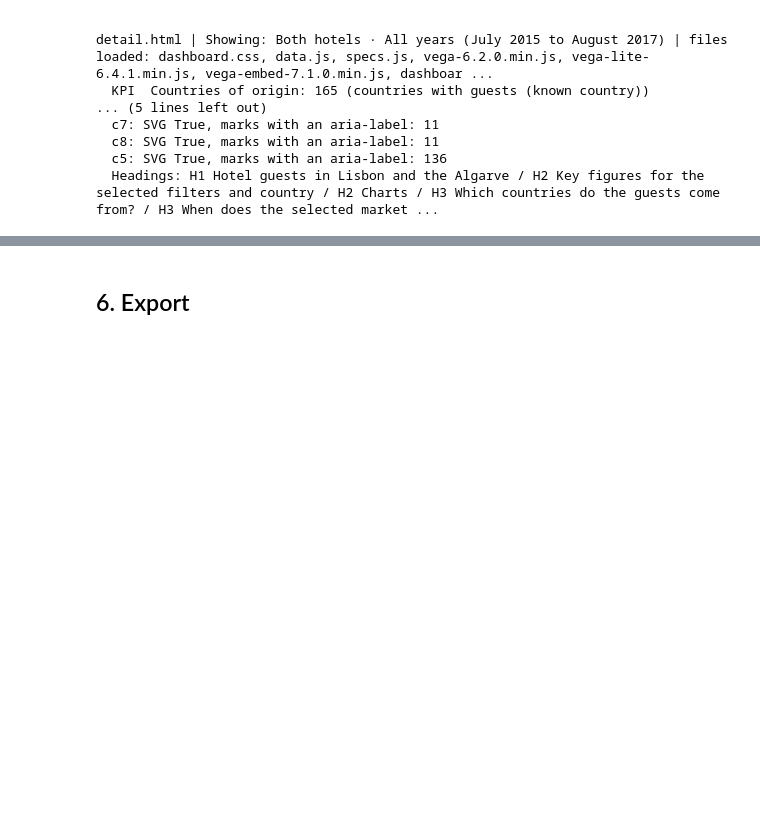
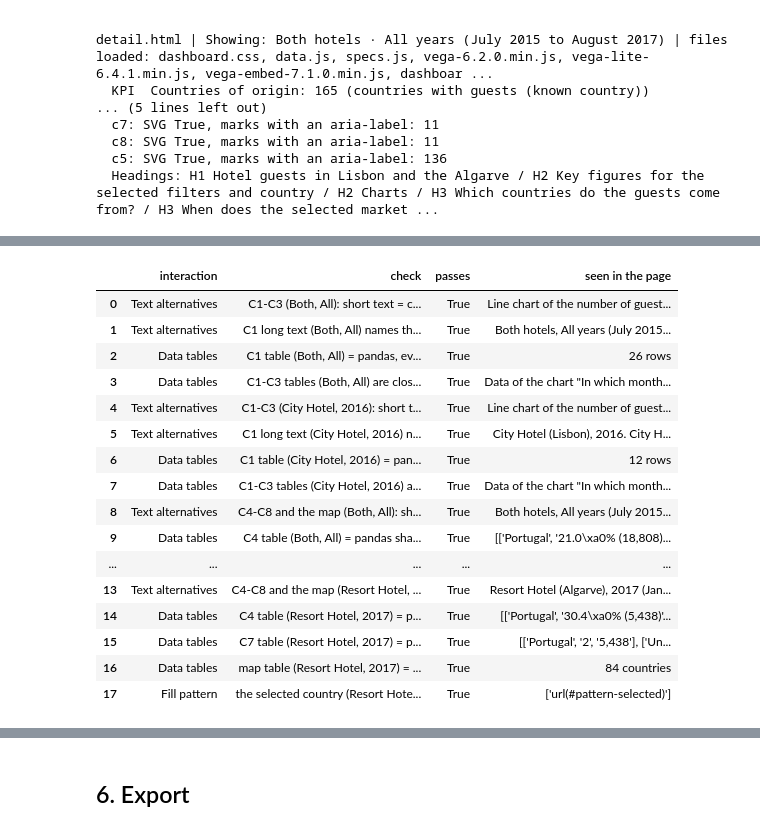
Before and after one commit to oromerlo8-ub/Infovis2627-Group3, a Jupyter notebook: Delivery 1/Part 6 - Implementation and Delivery/code/browser_checks.ipynb, the cells around one changed output, grey strips where cells are left out. Drawn from its saved outputs; the diff is of its cells as text; code cells hidden in the pictures; blank space fills up the shorter version.

```diff
--- a/Delivery 1/Part 6 - Implementation and Delivery/code/browser_checks.ipynb
+++ b/Delivery 1/Part 6 - Implementation and Delivery/code/browser_checks.ipynb
@@ -104,7 +105,7 @@ async def check_page(browser, page_name, charts):
             return {chart: c, svg: !!svg, canvas: !!document.querySelector('#' + c + ' canvas'),
                     marks_with_label: svg ? svg.querySelectorAll('.role-mark [aria-label]').length : 0,
                     heading_as_spec: document.getElementById(c + '-title').textContent === DASHBOARD_SPECS[c].title.text,
-                    caption_as_spec: document.getElementById(c + '-description').textContent === DASHBOARD_SPECS[c].description};
+                    caption_as_spec: document.getElementById(c + '-short').textContent === DASHBOARD_SPECS[c].description};
         })
     })""", charts)
     await page.screenshot(path=OUTPUT_DIR / page_name.replace('.html', '_1280x800.png'))
@@ -178,0 +182,17 @@ detail.html | Showing: Both hotels · All years (July 2015 to August 2017) | fil
+# %%
+# ── Expected values, from the tables of task 6.1 ─────────────────────────────
+filter_kpis = pd.read_csv('../../data/processed/dashboard_filter_kpis.csv', keep_default_na=False)
+country_medians = pd.read_csv('../../data/processed/dashboard_country_medians.csv', keep_default_na=False)
+month_hotel_table = pd.read_csv('../../data/processed/dashboard_month_hotel.csv', keep_default_na=False)
+
+def expected_kpi(hotel, year, column):
+    row = filter_kpis[(filter_kpis['hotel_filter'] == hotel) & (filter_kpis['year_filter'] == str(year))].iloc[0]
+    return row[column]
+
+def guests_order(hotel, year):
+    rows = country_medians[(country_medians['hotel_filter'] == hotel) & (country_medians['year_filter'] == str(year))
+                           & (country_medians['country_group'] != 'Other')]
+    return rows.sort_values('guests', ascending=False)['country_group'].tolist() + ['Other']
+
+print('Stays, City Hotel, 2016:', f"{expected_kpi('City Hotel', 2016, 'stays'):,}",
+      '| country order (both hotels, all years):', guests_order('Both', 'All'))
@@ -178,0 +740,45 @@ detail.html | Showing: Both hotels · All years (July 2015 to August 2017) | fil
+# %%
+# ── Check the text alternatives and the tables in two filter states per screen ─
+alternative_checks_start = len(checks)
+async with async_playwright() as playwright:
+    browser = await playwright.chromium.launch()
+    for hotel, year in [('Both', 'All'), ('City Hotel', '2016')]:
+        address = (DASHBOARD_DIR / 'index.html').as_uri() + f'?hotel={hotel.replace(" ", "+")}&year={year}'
+        context, page, problems = await open_page(browser, address)
+        alt = await page.evaluate(READ_ALTERNATIVES, ['c1', 'c2', 'c3'])
+        state = f'{hotel}, {year}'
+        check('Text alternatives', f'C1-C3 ({state}): short text = chart description, also the SVG aria-label (role img)',
+              all(a['short'] == a['svg_label'] and a['svg_role'] == 'img' and a['figure_described_by'].endswith('-description') for a in alt.values()), alt['c1']['short'])
+        rows = in_filters(month_hotel_table, hotel, year)
+        city = rows[rows['hotel'] == 'City Hotel']
+        top = city.loc[city['guests'].idxmax()]
+        top_text = f"City Hotel: highest in {MONTHS[int(top['arrival_month'][5:7]) - 1]} {top['arrival_month'][:4]} ({count(int(top['guests']))} guests)"
+        check('Text alternatives', f'C1 long text ({state}) names the busiest month of the City Hotel with its guests', top_text in alt['c1']['long'], alt['c1']['long'][:120])
+        check('Data tables', f'C1 table ({state}) = pandas, every month and hotel', alt['c1']['table'] == expected_c1_rows(hotel, year), f"{len(alt['c1']['table'])} rows")
+        check('Data tables', f'C1-C3 tables ({state}) are closed at first and have a caption with the filters',
+              all(a['table_closed'] and HOTEL_LABELS_TEXT[hotel] in a['caption'] for a in alt.values()), alt['c1']['caption'])
+        await context.close()
+
+    for hotel, year in [('Both', 'All'), ('Resort Hotel', '2017')]:
+        address = (DASHBOARD_DIR / 'detail.html').as_uri() + f'?hotel={hotel.replace(" ", "+")}&year={year}'
+        context, page, problems = await open_page(browser, address)
+        alt = await page.evaluate(READ_ALTERNATIVES, ['c4', 'c6', 'c7', 'c8', 'c5'])
+        state = f'{hotel}, {year}'
+        order = guests_order(hotel, year)
+        check('Text alternatives', f'C4-C8 and the map ({state}): short and long texts present, SVG role img',
+              all(a['short'] == a['svg_label'] and a['svg_role'] == 'img' and len(a['long']) > 40 for a in alt.values()), alt['c5']['long'][:100])
+        check('Data tables', f'C4 table ({state}) = pandas shares and guests, in the order of the bars', alt['c4']['table'] == expected_c4_rows(hotel, year, order), alt['c4']['table'][:2])
+        check('Data tables', f'C7 table ({state}) = pandas medians and guests', alt['c7']['table'] == expected_c7_rows(hotel, year, order), alt['c7']['table'][:2])
+        check('Data tables', f'map table ({state}) = pandas guests of every country with guests', alt['c5']['table'] == expected_c5_rows(hotel, year), f"{len(alt['c5']['table'])} countries")
+        selected = await page.evaluate("""() => ({
+            bars: [...document.querySelectorAll('#c4 .mark-rect path[data-selected="true"]')].map(p => p.getAttribute('fill')),
+            legend: document.querySelector('#country-details').closest('section').textContent })""")
+        check('Fill pattern', f'the selected country ({state}) is striped in C4 and the legend says so',
+              len(selected['bars']) == (2 if hotel == 'Both' else 1) and set(selected['bars']) == {'url(#pattern-selected)'} and 'orange stripes' in selected['legend'],
+              selected['bars'])
+        await context.close()
+    await browser.close()
+alternative_checks = pd.DataFrame(checks[alternative_checks_start:])
+print(f'{len(alternative_checks)} checks, all pass: {alternative_checks["passes"].all()}')
+alternative_checks
+# %% [output]
@@ -178,0 +786,17 @@ detail.html | Showing: Both hotels · All years (July 2015 to August 2017) | fil
+|  | interaction | check | passes | seen in the page |
+| 0 | Text alternatives | C1-C3 (Both, All): short text = c... | True | Line chart of the number of guest... |
+| 1 | Text alternatives | C1 long text (Both, All) names th... | True | Both hotels, All years (July 2015... |
+| 2 | Data tables | C1 table (Both, All) = pandas, ev... | True | 26 rows |
+| 3 | Data tables | C1-C3 tables (Both, All) are clos... | True | Data of the chart "In which month... |
+| 4 | Text alternatives | C1-C3 (City Hotel, 2016): short t... | True | Line chart of the number of guest... |
+| 5 | Text alternatives | C1 long text (City Hotel, 2016) n... | True | City Hotel (Lisbon), 2016. City H... |
+| 6 | Data tables | C1 table (City Hotel, 2016) = pan... | True | 12 rows |
+| 7 | Data tables | C1-C3 tables (City Hotel, 2016) a... | True | Data of the chart "In which month... |
+| 8 | Text alternatives | C4-C8 and the map (Both, All): sh... | True | Both hotels, All years (July 2015... |
+| 9 | Data tables | C4 table (Both, All) = pandas sha... | True | [['Portugal', '21.0\xa0% (18,808)... |
+| ... | ... | ... | ... | ... |
+| 13 | Text alternatives | C4-C8 and the map (Resort Hotel, ... | True | Resort Hotel (Algarve), 2017 (Jan... |
+| 14 | Data tables | C4 table (Resort Hotel, 2017) = p... | True | [['Portugal', '30.4\xa0% (5,438)'... |
+| 15 | Data tables | C7 table (Resort Hotel, 2017) = p... | True | [['Portugal', '2', '5,438'], ['Un... |
+| 16 | Data tables | map table (Resort Hotel, 2017) = ... | True | 84 countries |
+| 17 | Fill pattern | the selected country (Resort Hote... | True | ['url(#pattern-selected)'] |
```
Also changed, not shown: parts of 31 cells of this notebook, 52 other files.
